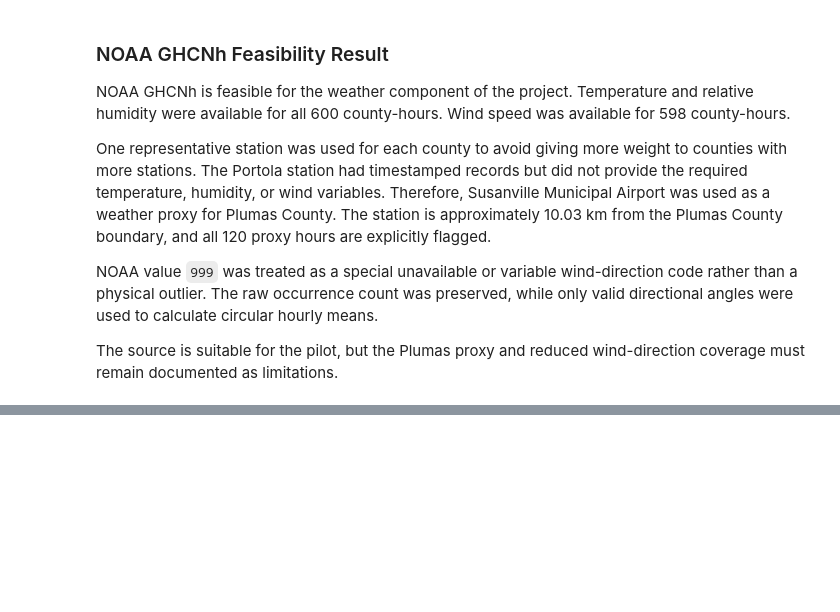
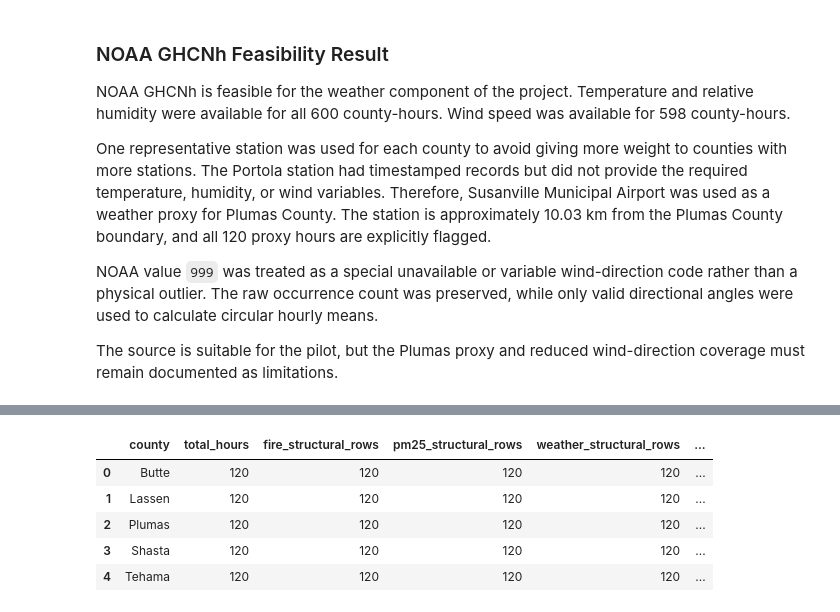
Before and after one commit to varunavy/smokewatch-replay, a Jupyter notebook: notebooks/00_data_feasibility.ipynb, the cells around one changed output, grey strips where cells are left out. Saved outputs shown, nothing was run; the diff lists cells and outputs as text; code cells hidden in the pictures; blank space fills up the shorter version.

Commit message:
Complete three-source feasibility integration

```diff
--- a/notebooks/00_data_feasibility.ipynb
+++ b/notebooks/00_data_feasibility.ipynb
@@ -3145,0 +3426,59 @@ The source is suitable for the pilot, but the Plumas proxy and reduced wind-dire
+# %%
+# Summarize integration and measurement coverage by county
+
+integration_coverage_summary = (
+    integrated_sample
+    .groupby("county", as_index=False)
+    .agg(
+        total_hours=("event_hour_utc", "size"),
+        fire_structural_rows=("fire_row_present", "sum"),
+        pm25_structural_rows=("pm25_row_present", "sum"),
+        weather_structural_rows=(
+            "weather_row_present",
+            "sum",
+        ),
+        fire_detection_hours=(
+            "fire_detection_present",
+            "sum",
+        ),
+        pm25_available_hours=(
+            "pm25_available",
+            "sum",
+        ),
+        weather_available_hours=(
+            "weather_available",
+            "sum",
+        ),
+        all_measurements_available_hours=(
+            "all_measurements_available",
+            "sum",
+        ),
+        weather_proxy_hours=(
+            "weather_proxy_used",
+            "sum",
+        ),
+        pm25_adjusted_hours=(
+            "pm25_negative_adjusted",
+            "sum",
+        ),
+    )
+)
+
+integration_coverage_summary[
+    "all_measurements_coverage_percent"
+] = (
+    integration_coverage_summary[
+        "all_measurements_available_hours"
+    ]
+    / integration_coverage_summary["total_hours"]
+    * 100
+).round(2)
+
+display(integration_coverage_summary)
+# %% [output]
+|  | county | total_hours | fire_structural_rows | pm25_structural_rows | weather_structural_rows | ... |
+| 0 | Butte | 120 | 120 | 120 | 120 | ... |
+| 1 | Lassen | 120 | 120 | 120 | 120 | ... |
+| 2 | Plumas | 120 | 120 | 120 | 120 | ... |
+| 3 | Shasta | 120 | 120 | 120 | 120 | ... |
+| 4 | Tehama | 120 | 120 | 120 | 120 | ... |
```
Also changed, not shown: parts of 9 cells of this notebook.
